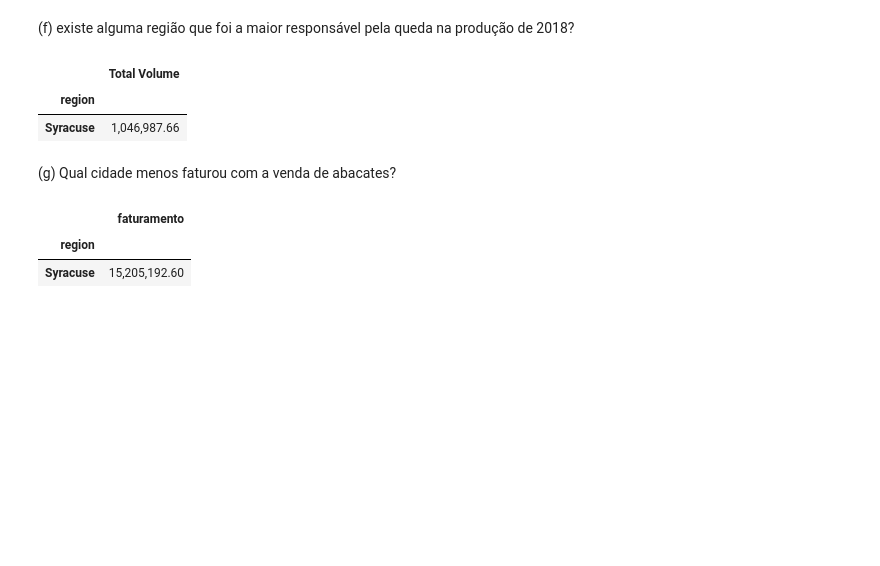
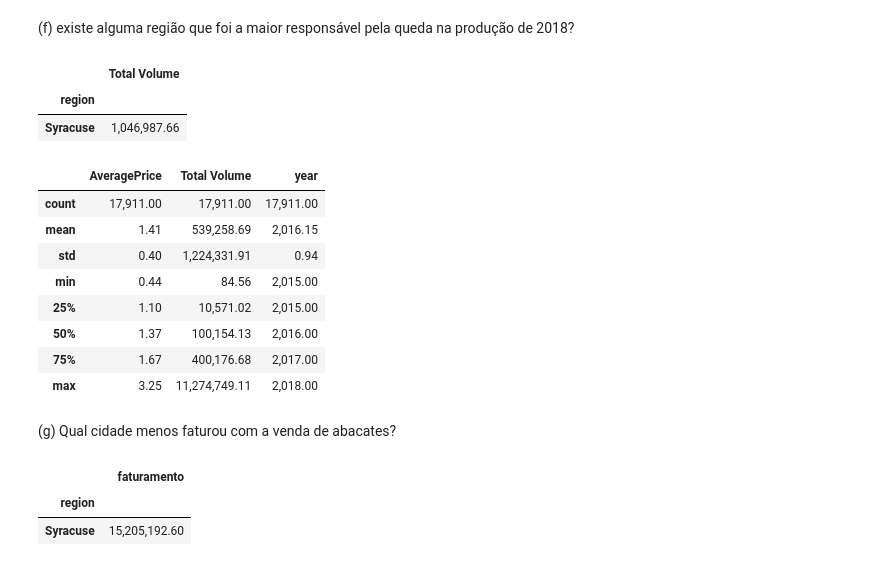
Before and after one commit to GabrielAsato/Curso_DS_Degree, a Jupyter notebook: Módulo 4 - Exercícios/Aula de Exerícios Numpy e Pandas.ipynb, the cells around one changed output. Cells and saved outputs as stored; diff of their text form; code cells hidden in the pictures; blank space fills up the shorter version.

```diff
--- a/Módulo 4 - Exercícios/Aula de Exerícios Numpy e Pandas.ipynb
+++ b/Módulo 4 - Exercícios/Aula de Exerícios Numpy e Pandas.ipynb
@@ -313,6 +313,18 @@ avocado_18.groupby("region")[['Total Volume']].sum().sort_values(by= "Total Volu
 |  | Total Volume |
 | region |  |
 | Syracuse | 1,046,987.66 |
+# %%
+avocado.describe()
+# %% [output]
+|  | AveragePrice | Total Volume | year |
+| count | 17,911.00 | 17,911.00 | 17,911.00 |
+| mean | 1.41 | 539,258.69 | 2,016.15 |
+| std | 0.40 | 1,224,331.91 | 0.94 |
+| min | 0.44 | 84.56 | 2,015.00 |
+| 25% | 1.10 | 10,571.02 | 2,015.00 |
+| 50% | 1.37 | 100,154.13 | 2,016.00 |
+| 75% | 1.67 | 400,176.68 | 2,017.00 |
+| max | 3.25 | 11,274,749.11 | 2,018.00 |
 # %% [markdown]
 (g) Qual cidade menos faturou com a venda de abacates?
 # %%
```
Also changed, not shown: parts of 15 cells of this notebook.
